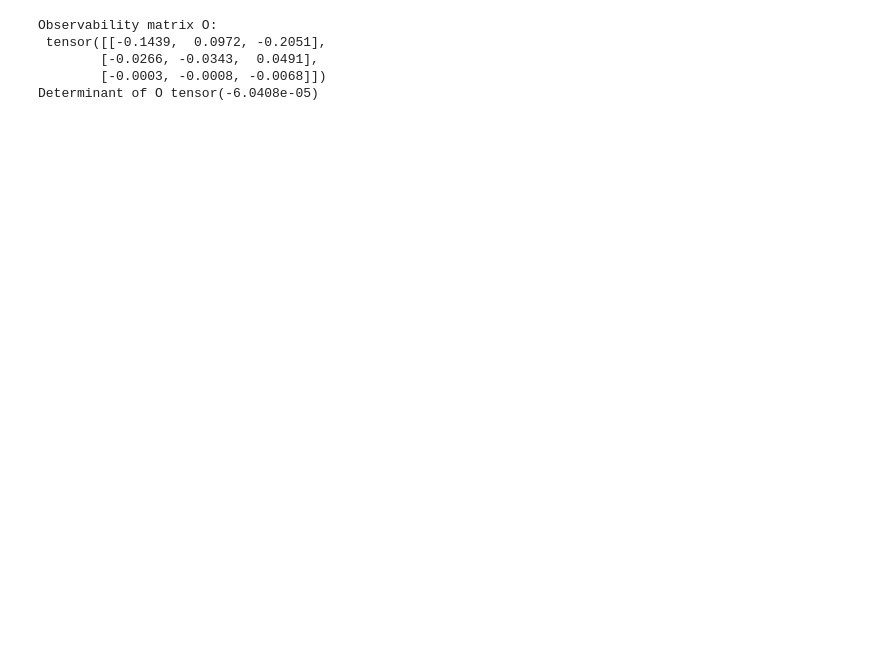
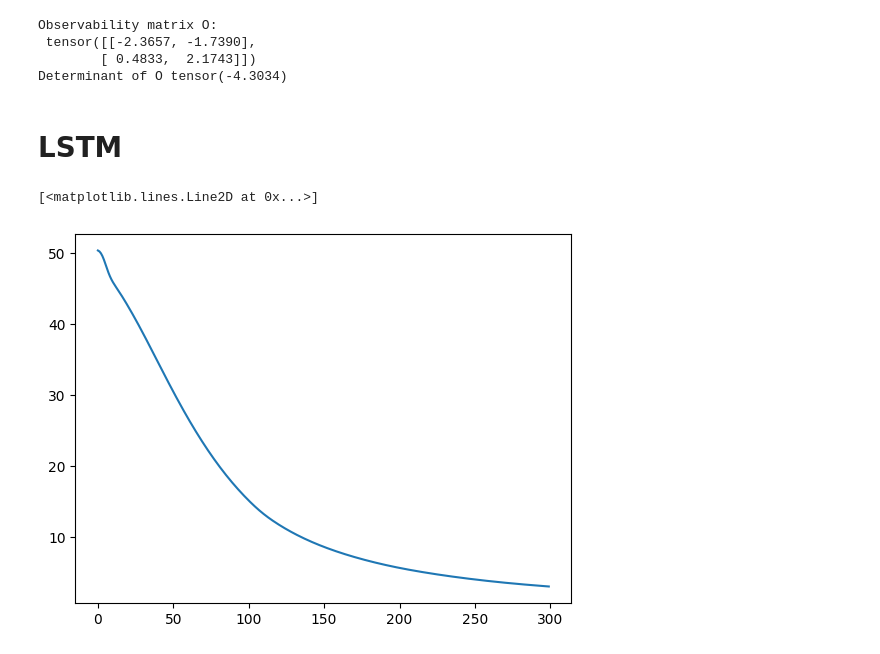
Before and after one commit to ma-ath/ssnn, a Jupyter notebook: ssnn_test.ipynb, the cells around one changed output. Saved outputs shown, nothing was run; the diff lists cells and outputs as text; code cells hidden in the pictures; blank space fills up the shorter version.

```diff
--- a/ssnn_test.ipynb
+++ b/ssnn_test.ipynb
@@ -47,13 +56,53 @@ def observability(A:torch.Tensor, C:torch.Tensor):
             O[row] = torch.matmul(C, torch.linalg.matrix_power(A, row))
     return O
 
-O = observability(model.A, model.C)
+O = observability(ssnn.A, ssnn.C)
 print(f"Observability matrix O:\n", O)
 
 print(f"Determinant of O", torch.linalg.det(O))
 # %% [output]
 Observability matrix O:
- tensor([[-0.1439,  0.0972, -0.2051],
-        [-0.0266, -0.0343,  0.0491],
-        [-0.0003, -0.0008, -0.0068]])
-Determinant of O tensor(-6.0408e-05)
+ tensor([[-2.3657, -1.7390],
+        [ 0.4833,  2.1743]])
+Determinant of O tensor(-4.3034)
+# %% [markdown]
+# LSTM
+# %%
+class lstm_linear(torch.nn.Module):
+    def __init__(self, u_len:int, x_len:int, y_len:int):
+        super(lstm_linear, self).__init__()
+
+        self.lstm = torch.nn.LSTM(u_len, x_len, batch_first=True)
+        self.linear = torch.nn.Linear(x_len, y_len)
+
+    def forward(self, x):
+        out, _ = self.lstm(x)
+        out = out[:, -1, :]
+        y = self.linear(out)
+        return y
+
+lstm = lstm_linear(1, 2, 1)
+
+criterion = torch.nn.MSELoss()
+optimizer = torch.optim.SGD(lstm.parameters(), lr=0.001, momentum=0.9)
+# %%
+# training loop
+t_loss = []
+
+loss = 0
+for epoch in range(300):  # loop over the dataset multiple times
+    optimizer.zero_grad()
+
+    outputs = lstm(x_train)
+
+    loss = criterion(outputs, x_train[:, -1, :])
+
+    t_loss.append(loss.item())
+
+    loss.backward()
+    optimizer.step()
+# %%
+plt.plot(t_loss)
+# %% [output]
+[<matplotlib.lines.Line2D at 0x...>]
+[figure, added]
```
Also changed, not shown: parts of 8 cells of this notebook.
